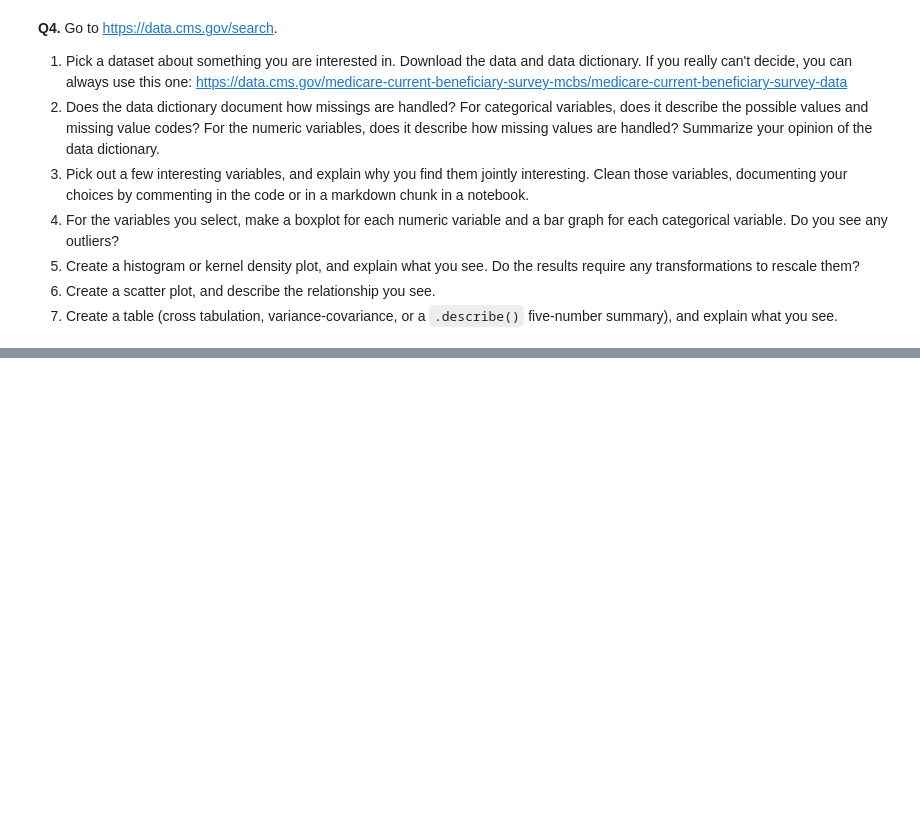
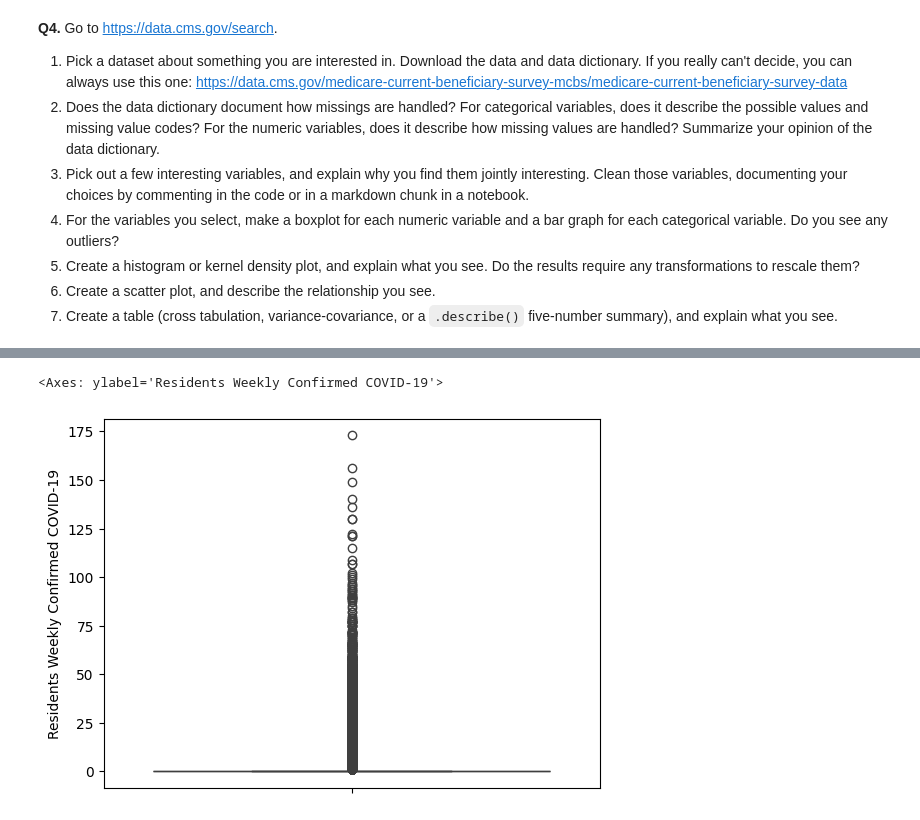
Before and after one commit to ettyang/visualization, a Jupyter notebook: assignment/assignment.ipynb, the cells around one changed output, grey strips where cells are left out. Drawn from its saved outputs; the diff is of its cells as text; code cells hidden in the pictures; blank space fills up the shorter version.

```diff
--- a/assignment/assignment.ipynb
+++ b/assignment/assignment.ipynb
@@ -250,4 +250,5 @@ For some context, the Federal government ultimately spent about $4.4 trillion in
 7. Create a scatter plot, and describe the relationship you see.
 8. Create a table (cross tabulation, variance-covariance, or a `.describe()` five-number summary), and explain what you see.
 # %%
-df = pd.read_csv(df = pd.read_csv('./visualization/assignment/data/college_completion.csv', low_memory=False),low_memory=False)
+### PROBLEM 1 ###
+df = pd.read_csv('/content/COVID-19 Nursing Home Data 03.05.2023.csv', low_memory=False)
@@ -253,0 +258,10 @@ df = pd.read_csv(df = pd.read_csv('./visualization/assignment/data/college_compl
+# %%
+### PROBLEM 3 ###
+# I'm choosing Weekly Resident Confirmed COVID-19 Cases Per 1,000 Residents and Weekly Resident COVID-19 Deaths Per 1,000 Residents
+# I think this'll be a simple but important relationship to show the fatality of COVID-19
+
+cases = df['Residents Weekly Confirmed COVID-19']
+print(cases.dtypes) #confirms the column type is numeric
+
+deaths = df['Residents Weekly COVID-19 Deaths']
+print(deaths.dtypes) #confirms the column type is numeric
@@ -253,0 +306,8 @@ df = pd.read_csv(df = pd.read_csv('./visualization/assignment/data/college_compl
+# %%
+### PROBLEM 4 ###
+sns.boxplot(cases)
+#we see a very very large tail- because of how many weeks that have zero, but also at the peaks of the pandemic
+#the cases will be much higher than the usual
+# %% [output]
+<Axes: ylabel='Residents Weekly Confirmed COVID-19'>
+[figure, added]
```
Also changed, not shown: parts of 10 cells of this notebook.
